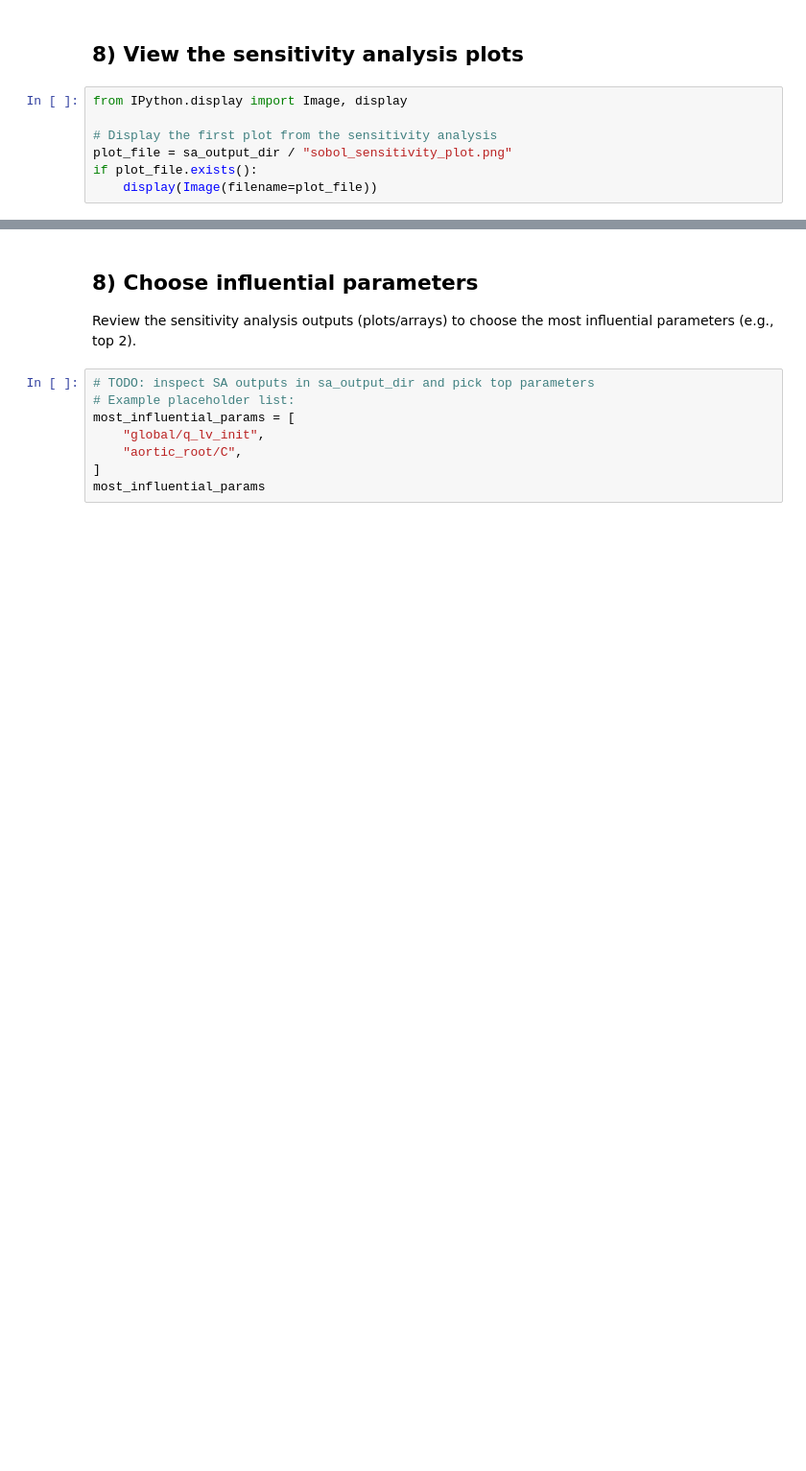
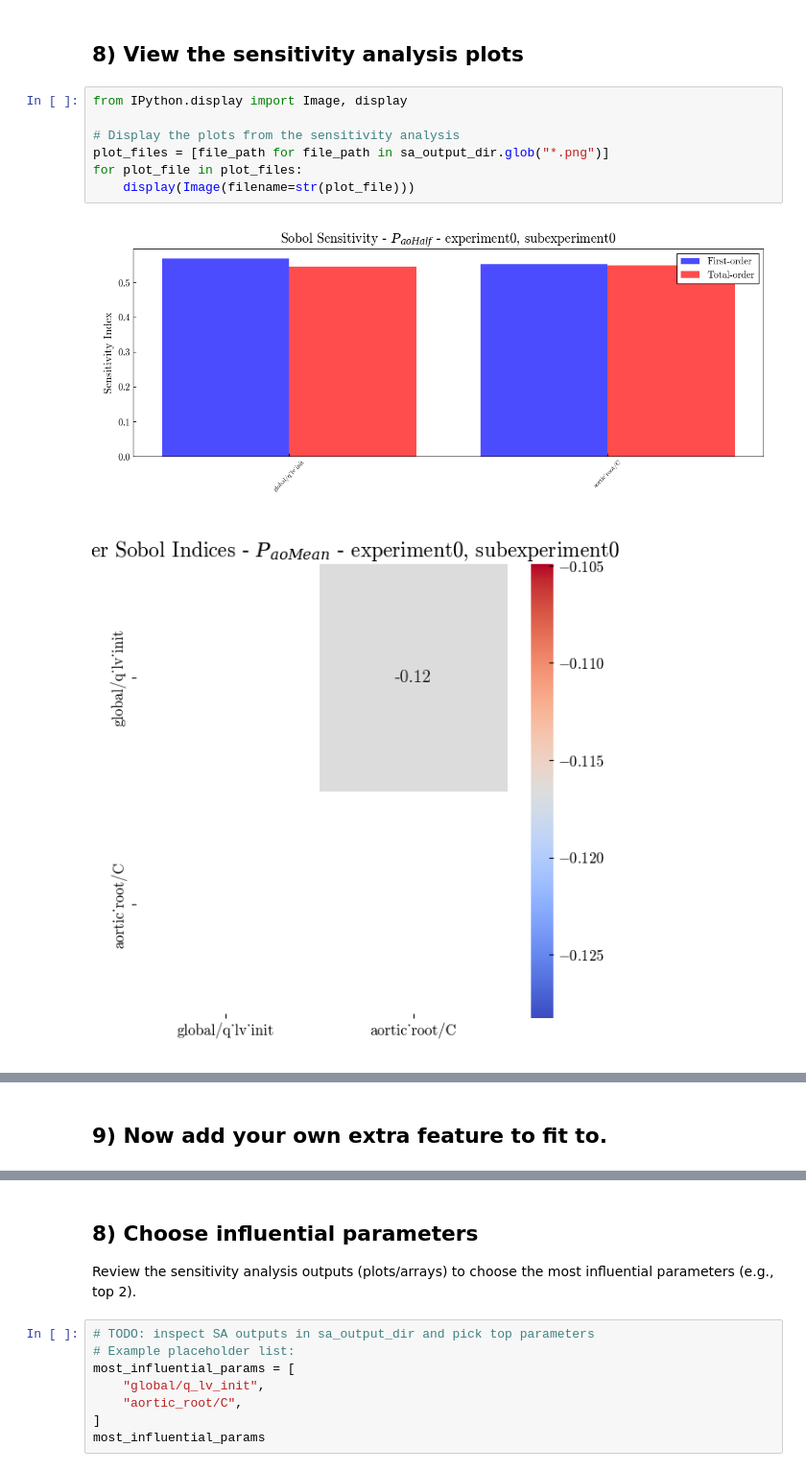
Before and after one commit to FinbarArgus/circulatory_autogen, a Jupyter notebook: tutorial/interactive/generation_and_calibration.ipynb, the cells around one changed output, grey strips where cells are left out. Shown at 96% size. Cells and saved outputs as stored; diff of their text form; blank space fills up the shorter version.

Commit message:
fix(#421) towards interactive tutorial. The sensitivity analysis is now working in the tutorial. Param ID has not been fully debugged yet

```diff
--- a/tutorial/interactive/generation_and_calibration.ipynb
+++ b/tutorial/interactive/generation_and_calibration.ipynb
@@ -392,7 +405,10 @@ KeyError: None
 # %%
 from IPython.display import Image, display
 
-# Display the first plot from the sensitivity analysis
-plot_file = sa_output_dir / "sobol_sensitivity_plot.png"
-if plot_file.exists():
-    display(Image(filename=plot_file))
+# Display the plots from the sensitivity analysis
+plot_files = [file_path for file_path in sa_output_dir.glob("*.png")]
+for plot_file in plot_files:
+    display(Image(filename=str(plot_file)))
+# %% [output]
+[figure, added]
+[figure, added]
@@ -398,0 +419,2 @@ if plot_file.exists():
+# %% [markdown]
+## 9) Now add your own extra feature to fit to.
```
Also changed, not shown: parts of 11 cells of this notebook, 6 other files.
